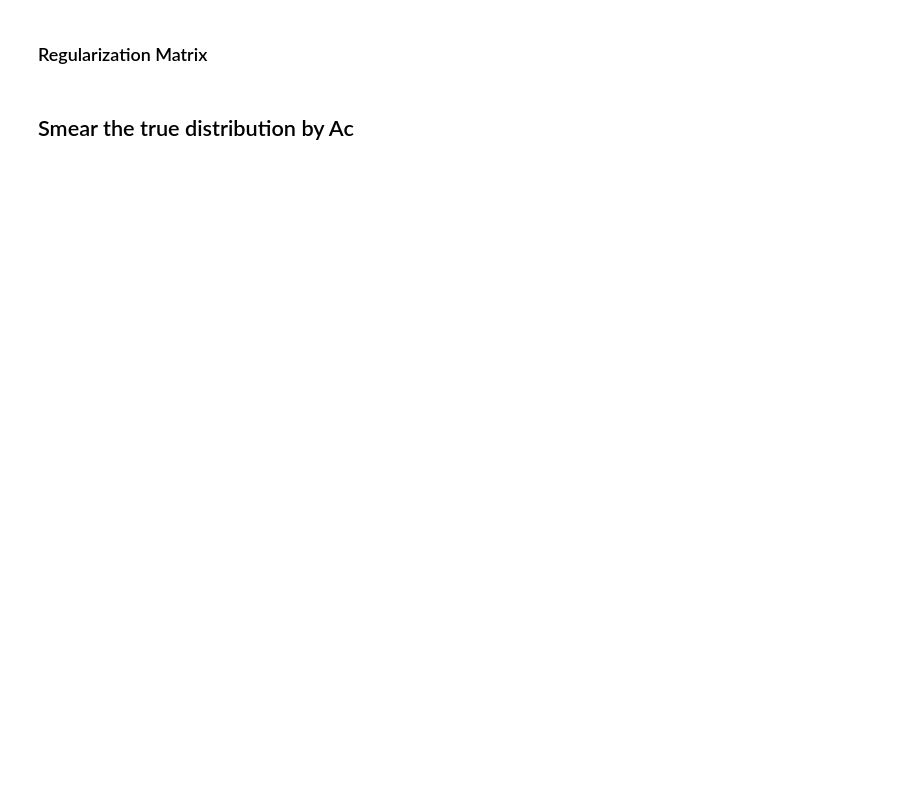
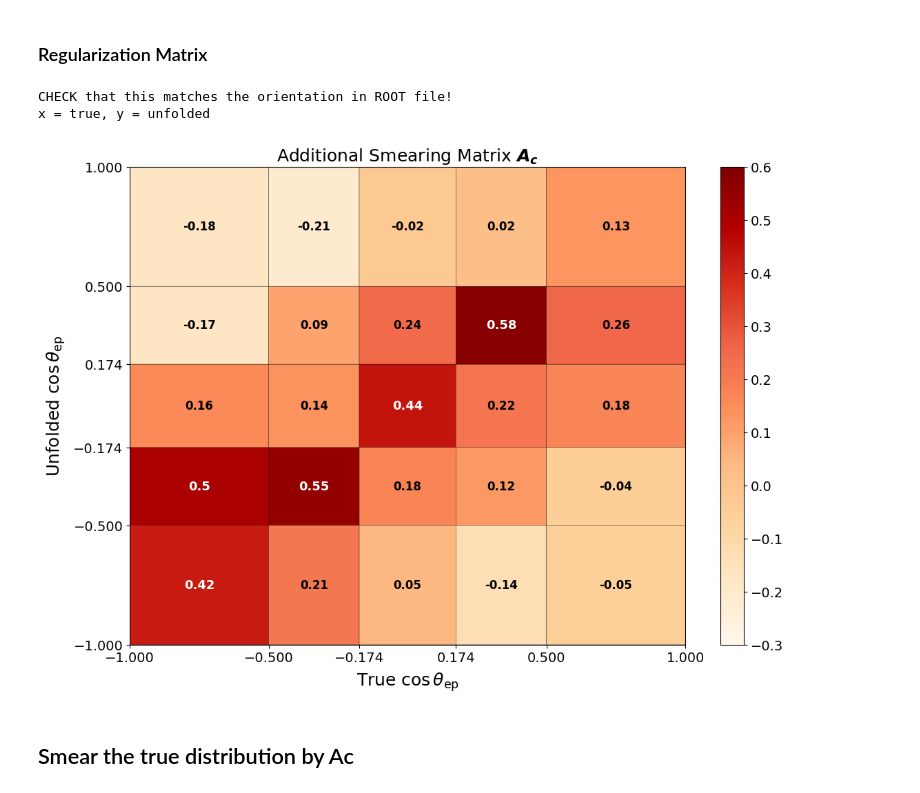
Before and after one commit to abbeybarnard/uB_NuMI_CC_Np, a Jupyter notebook: unfolding.ipynb, the cells around one changed output. Saved outputs shown, nothing was run; the diff lists cells and outputs as text; code cells hidden in the pictures; blank space fills up the shorter version.

```diff
--- a/unfolding.ipynb
+++ b/unfolding.ipynb
@@ -527,7 +575,7 @@ fig = plt.figure(figsize=(13, 9))
 print("CHECK that this matches the orientation in ROOT file!")
 print('x = true, y = unfolded')
 
-plt.pcolor(b_Ac, b_Ac, np.array(Ac).T, cmap='OrRd', edgecolors='k', vmin=-0.3, vmax=0.7)
+plt.pcolor(b_Ac, b_Ac, np.array(Ac).T, cmap='OrRd', edgecolors='k', vmin=-0.3, vmax=0.6)
 #plt.pcolor(b_Ac, b_Ac, np.array(Ac).T, cmap='OrRd', edgecolors='k', vmin=-0.1, vmax=1)
 
 cbar = plt.colorbar()
@@ -549,7 +597,8 @@ plt.ylim(bins[0],xhigh)
 plt.xlabel("True " + x_label, fontsize=18, labelpad=7)
 plt.ylabel("Unfolded " + x_label, fontsize=18, labelpad=7)
 
-plt.title(r'Additional Smearing Matrix $\mathbfit{A_{c}}$ ($\mathbfit{C}$ = '+c+')', fontsize=18)  # (C = '+c+')
+# plt.title(r'Additional Smearing Matrix $\mathbfit{A_{c}}$ ($\mathbfit{C}$ = '+c+')', fontsize=18)  # (C = '+c+')
+plt.title(r'Additional Smearing Matrix $\mathbfit{A_{c}}$', fontsize=18)  # (C = '+c+')
 
 text = True
 
@@ -561,35 +610,44 @@ if text:
             #print("i = ", i, ", j = ", j, ": Ac[i][j] = ", Ac[i][j])
 
             if not np.isnan(Ac[i][j]):
-                if round(Ac[i][j],2)>.39 :
+                if round(Ac[i][j],2)>.4 :
                     plt.text(bincenters[i], bincenters[j], round(Ac[i][j], 2),
                             color='white', ha="center", va="center", fontsize=13, fontweight='bold')
                 else:
                     plt.text(bincenters[i], bincenters[j], round(Ac[i][j], 2),
                             color='black', ha="center", va="center", fontsize=12, fontweight='bold')
 
 
 #if ISRUN3=='' and isData==False:
 #    plt.savefig("/uboone/data/users/kmiller/uBNuMI_CCNp/plots/combined/Ac_"+xvar+"_closuretest.pdf",
 #            transparent=True, bbox_inches='tight')
 
 #if isNuWro:
 #    plt.savefig("/uboone/data/users/kmiller/uBNuMI_CCNp/plots/fhc/fakedata/Ac_"+xvar+"_nuwro.pdf",
 #                transparent=True, bbox_inches='tight')
 
 if isData:
     #plt.savefig("/uboone/data/users/kmiller/uBNuMI_CCNp/plots/combined/Ac_"+xvar+"_unblinded_"+c+".pdf",
     #            transparent=True, bbox_inches='tight')
     #plt.savefig("/uboone/data/users/kmiller/uBNuMI_CCNp/plots/combined/Ac_"+xvar+"_unblinded_text.pdf",
      # transparent=True, bbox_inches='tight')
 
     #plt.savefig("/Users/abarnard/phd/ccnp/uBNuMI_CC1eNp/plots/unfolded/C"+c+"/Smearing_Matrix_"+xvar+"_C"+c+".pdf", transparent=False, bbox_inches='tight')
 
     #plt.savefig("/Users/abarnard/phd/ccnp/uBNuMI_CC1eNp/plots/unfolded/Smearing_Matrix_"+xvar+".pdf", transparent=False, bbox_inches='tight')
 
     #plt.savefig("/Users/abarnard/Desktop/Smearing_Matrix_"+xvar+"_C"+c+"_Updated.pdf", transparent=False, bbox_inches='tight')
 
+    #plt.savefig("/Users/abarnard/Desktop/new_paper_plots/unfolded/C"+c+"/Smearing_Matrix_"+xvar+"_C"+c+".pdf", transparent=False, bbox_inches='tight')
+    #plt.savefig("/Users/abarnard/Desktop/new_paper_plots/ac/Smearing_Matrix_"+xvar+".pdf", transparent=False, bbox_inches='tight')
+
+
+
     plt.show()
+# %% [output]
+CHECK that this matches the orientation in ROOT file!
+x = true, y = unfolded
+[figure, added]
 # %% [markdown]
 ## Smear the true distribution by Ac
 # %%
```
Also changed, not shown: parts of 33 cells of this notebook, 16 other files.
